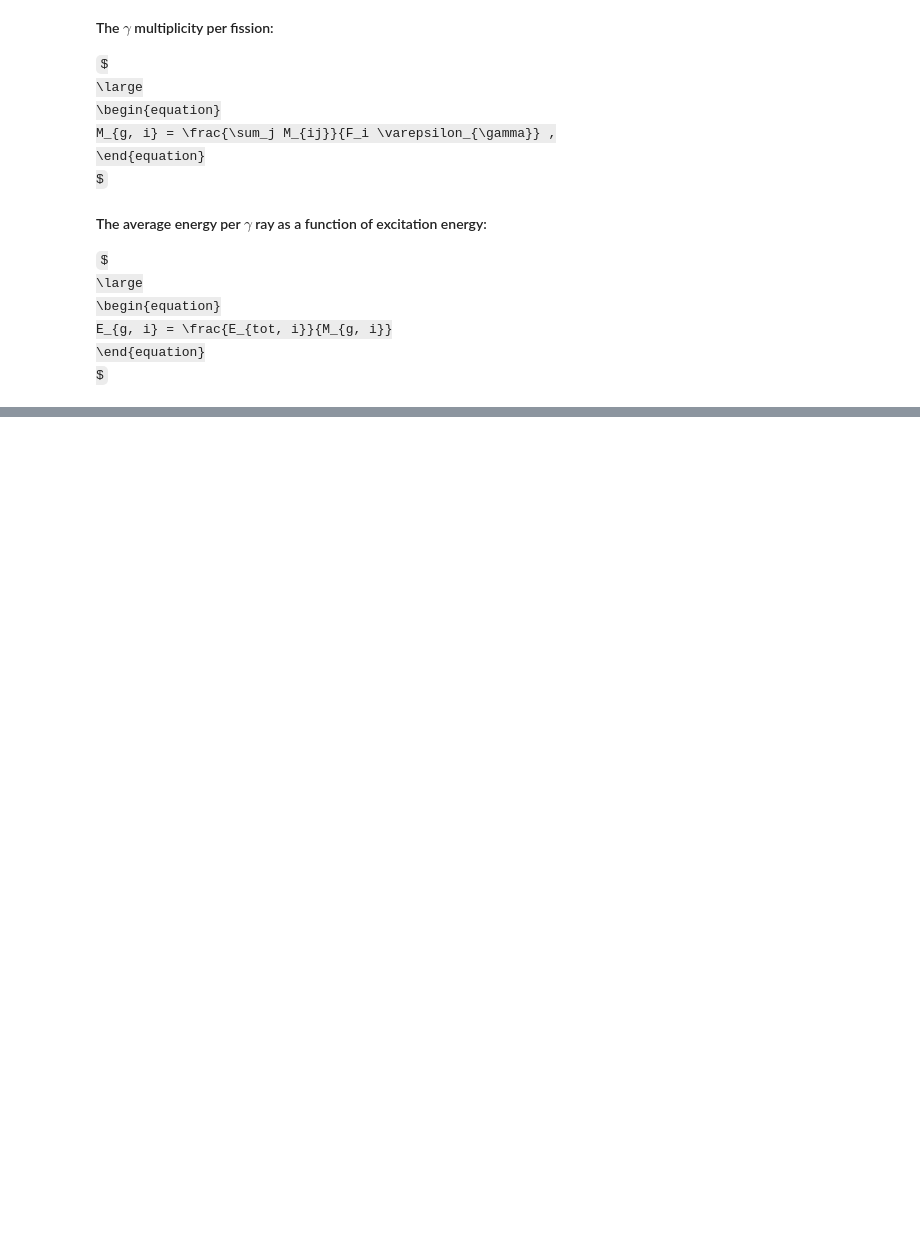
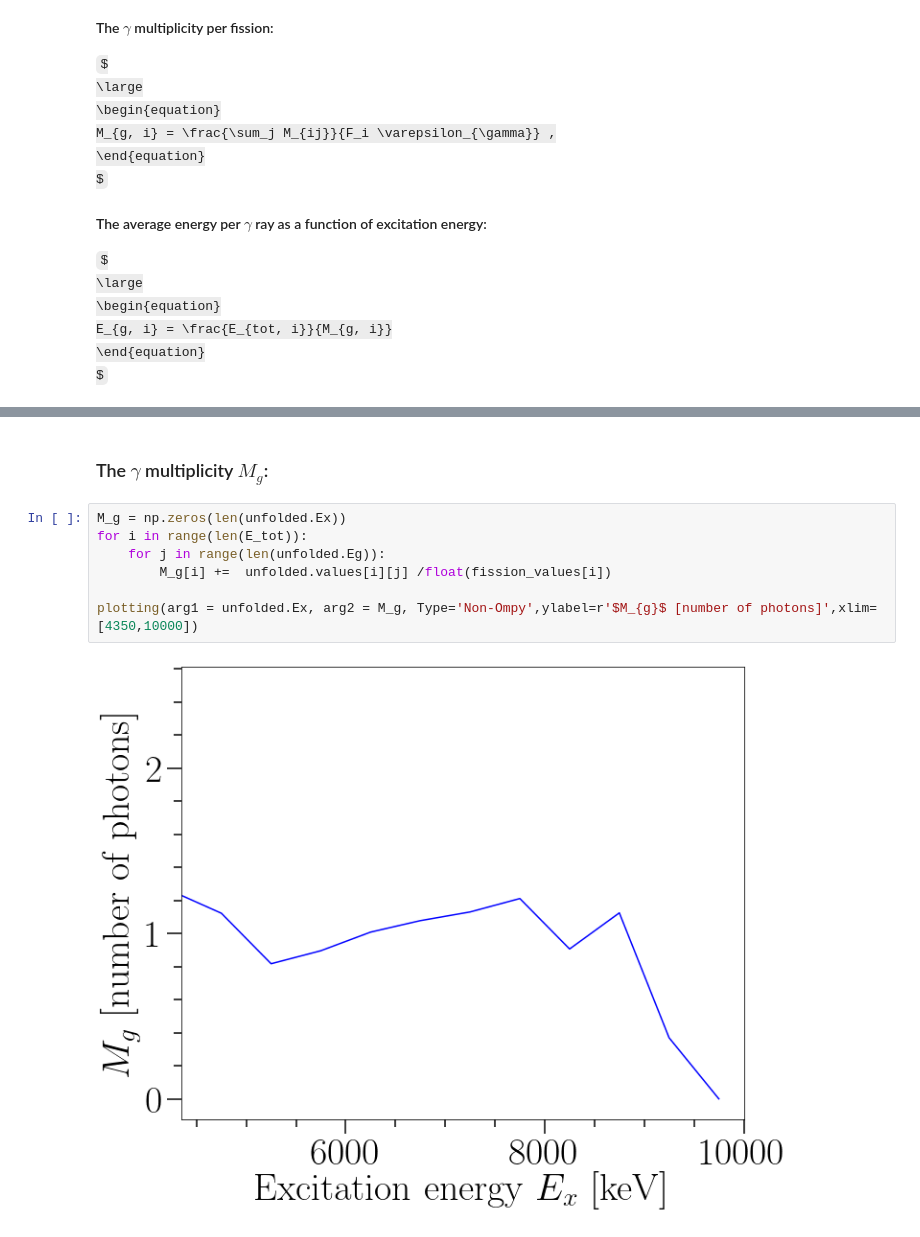
Before and after one commit to jvevik/Unfolding_and_PFG_extraction, a Jupyter notebook: Unfolding.ipynb, the cells around one changed output, grey strips where cells are left out. Saved outputs shown, nothing was run; the diff lists cells and outputs as text; some formulas as TeX source; blank space fills up the shorter version.

```diff
--- a/Unfolding.ipynb
+++ b/Unfolding.ipynb
@@ -403,0 +424,11 @@ fission_values = num_fiss_rebinned.values
+# %% [markdown]
+### The $\gamma$ multiplicity $M_g$:
+# %%
+M_g = np.zeros(len(unfolded.Ex))
+for i in range(len(E_tot)):
+    for j in range(len(unfolded.Eg)):
+        M_g[i] +=  unfolded.values[i][j] /float(fission_values[i])
+
+plotting(arg1 = unfolded.Ex, arg2 = M_g, Type='Non-Ompy',ylabel=r'$M_{g}$ [number of photons]',xlim=[4350,10000])
+# %% [output]
+[figure, added]
```
Also changed, not shown: parts of 19 cells of this notebook, 4 other files.
